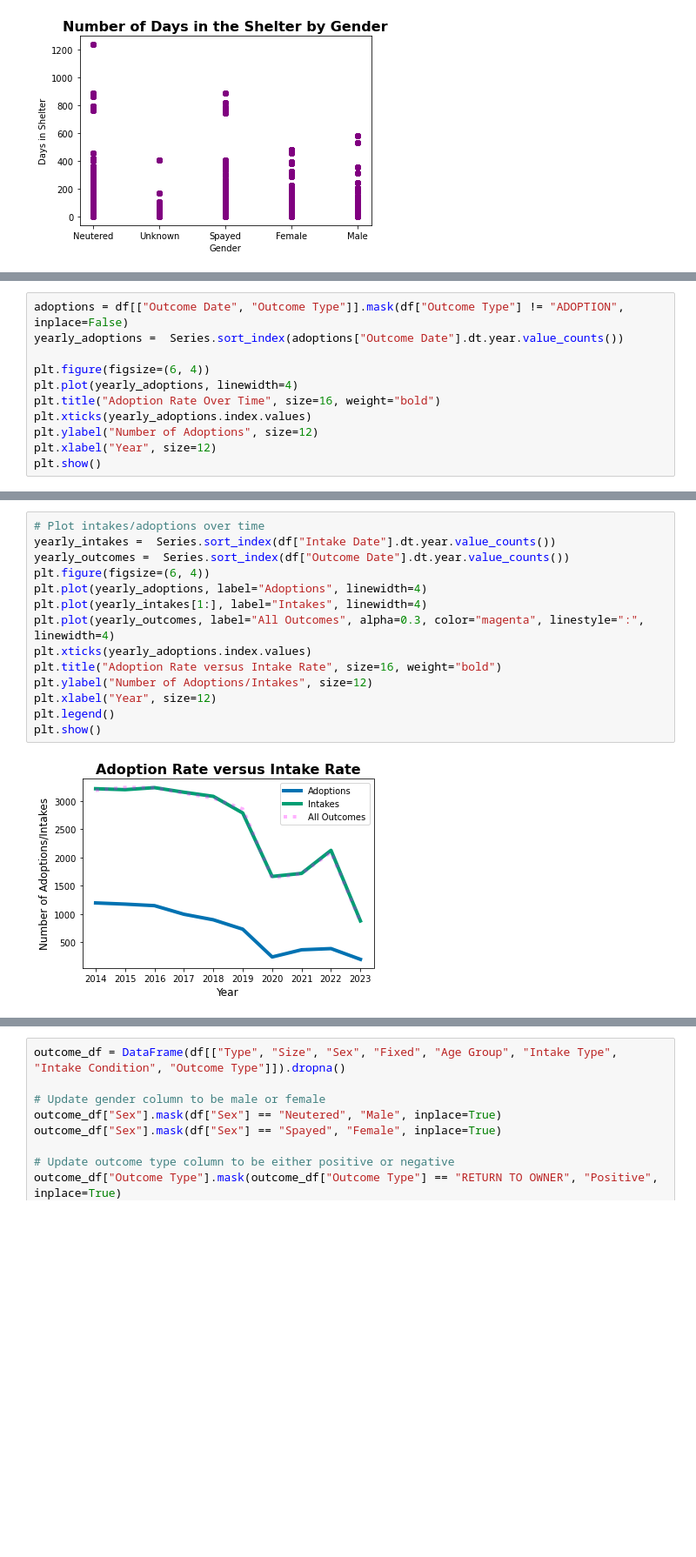
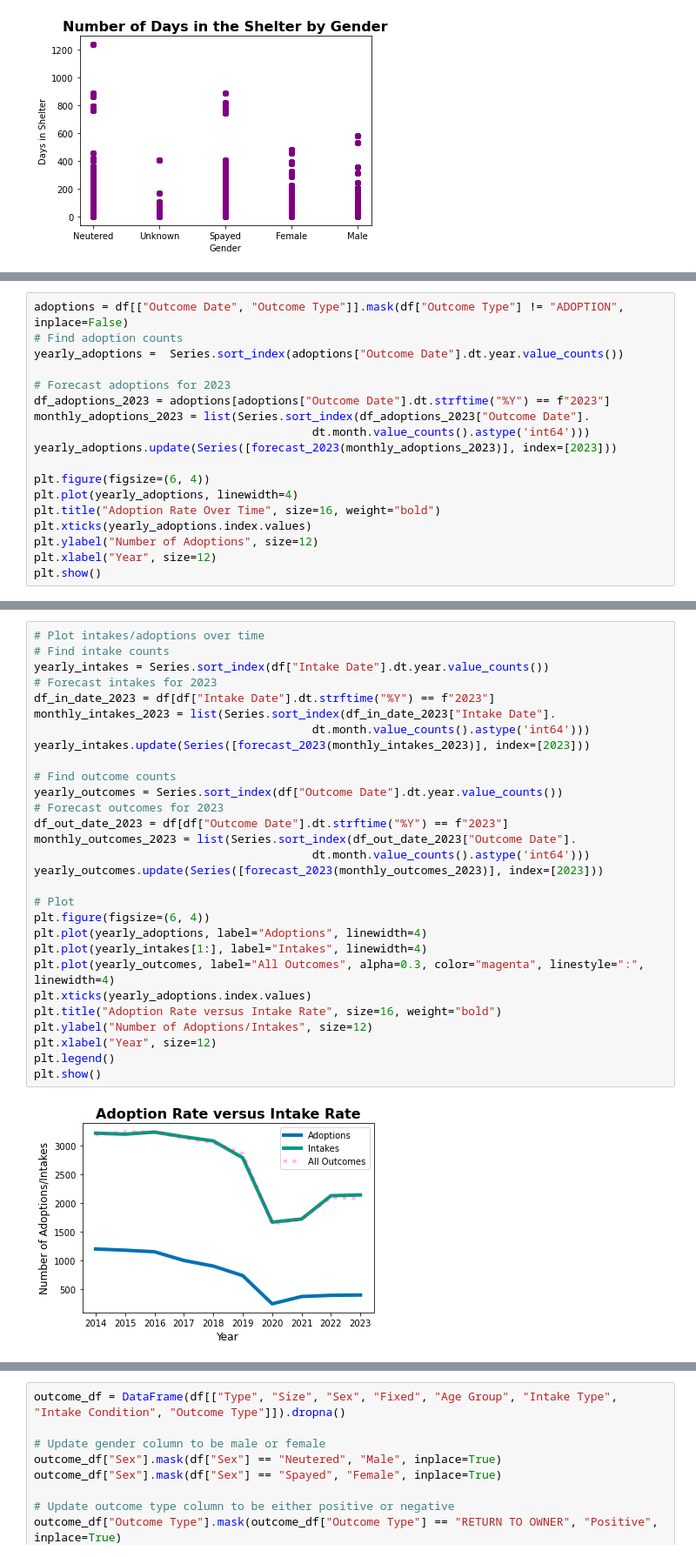
Before and after one commit to cillam/animal_shelter, a Jupyter notebook: animal_shelter_data_analysis.ipynb, the cells around one changed output, grey strips where cells are left out. Shown at 87% size. Cells and saved outputs as stored; diff of their text form; blank space fills up the shorter version.

```diff
--- a/animal_shelter_data_analysis.ipynb
+++ b/animal_shelter_data_analysis.ipynb
@@ -242,6 +289,13 @@ The average length of stay for an animal that gets adopted is 33.8 days, versus
 # %%
 adoptions = df[["Outcome Date", "Outcome Type"]].mask(df["Outcome Type"] != "ADOPTION", inplace=False)
+# Find adoption counts
 yearly_adoptions =  Series.sort_index(adoptions["Outcome Date"].dt.year.value_counts())
+
+# Forecast adoptions for 2023
+df_adoptions_2023 = adoptions[adoptions["Outcome Date"].dt.strftime("%Y") == f"2023"]
+monthly_adoptions_2023 = list(Series.sort_index(df_adoptions_2023["Outcome Date"].
+                                         dt.month.value_counts().astype('int64')))
+yearly_adoptions.update(Series([forecast_2023(monthly_adoptions_2023)], index=[2023]))
 
 plt.figure(figsize=(6, 4))
 plt.plot(yearly_adoptions, linewidth=4)
@@ -257,16 +314,31 @@ plt.show()
 # %%
 # Plot intakes/adoptions over time
-yearly_intakes =  Series.sort_index(df["Intake Date"].dt.year.value_counts())
-yearly_outcomes =  Series.sort_index(df["Outcome Date"].dt.year.value_counts())
+# Find intake counts
+yearly_intakes = Series.sort_index(df["Intake Date"].dt.year.value_counts())
+# Forecast intakes for 2023
+df_in_date_2023 = df[df["Intake Date"].dt.strftime("%Y") == f"2023"]
+monthly_intakes_2023 = list(Series.sort_index(df_in_date_2023["Intake Date"].
+                                         dt.month.value_counts().astype('int64')))
+yearly_intakes.update(Series([forecast_2023(monthly_intakes_2023)], index=[2023]))
+
+# Find outcome counts
+yearly_outcomes = Series.sort_index(df["Outcome Date"].dt.year.value_counts())
+# Forecast outcomes for 2023
+df_out_date_2023 = df[df["Outcome Date"].dt.strftime("%Y") == f"2023"]
+monthly_outcomes_2023 = list(Series.sort_index(df_out_date_2023["Outcome Date"].
+                                         dt.month.value_counts().astype('int64')))
+yearly_outcomes.update(Series([forecast_2023(monthly_outcomes_2023)], index=[2023]))
+
+# Plot
 plt.figure(figsize=(6, 4))
 plt.plot(yearly_adoptions, label="Adoptions", linewidth=4)
 plt.plot(yearly_intakes[1:], label="Intakes", linewidth=4)
 plt.plot(yearly_outcomes, label="All Outcomes", alpha=0.3, color="magenta", linestyle=":", linewidth=4)
 plt.xticks(yearly_adoptions.index.values)
 plt.title("Adoption Rate versus Intake Rate", size=16, weight="bold")
 plt.ylabel("Number of Adoptions/Intakes", size=12)
 plt.xlabel("Year", size=12)
 plt.legend()
 plt.show()
 # %% [output]
-[figure, old version]
+[figure, new version]
```
Also changed, not shown: parts of 39 cells of this notebook, 2 other files.
